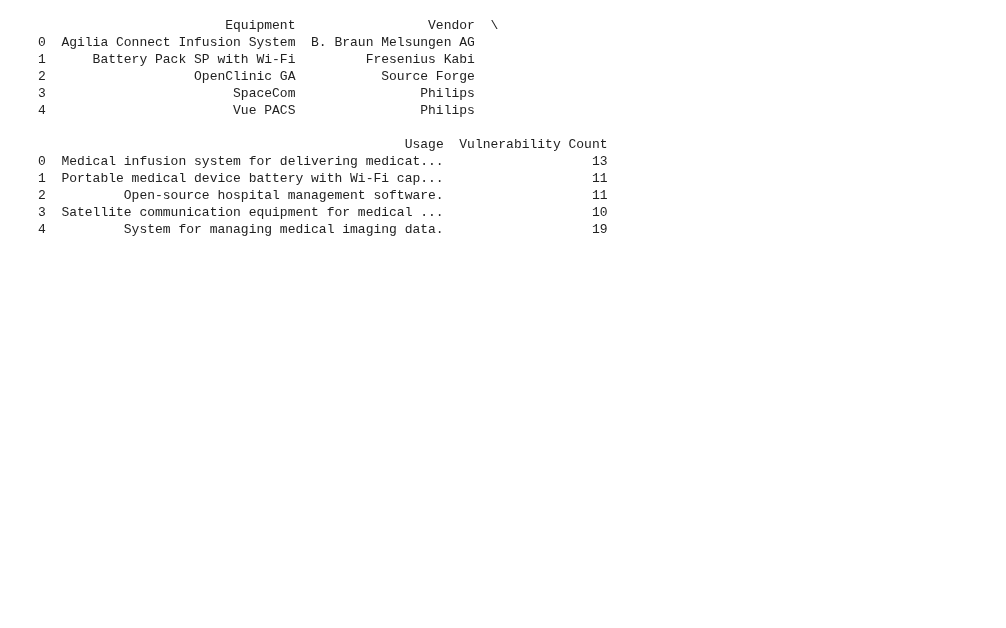
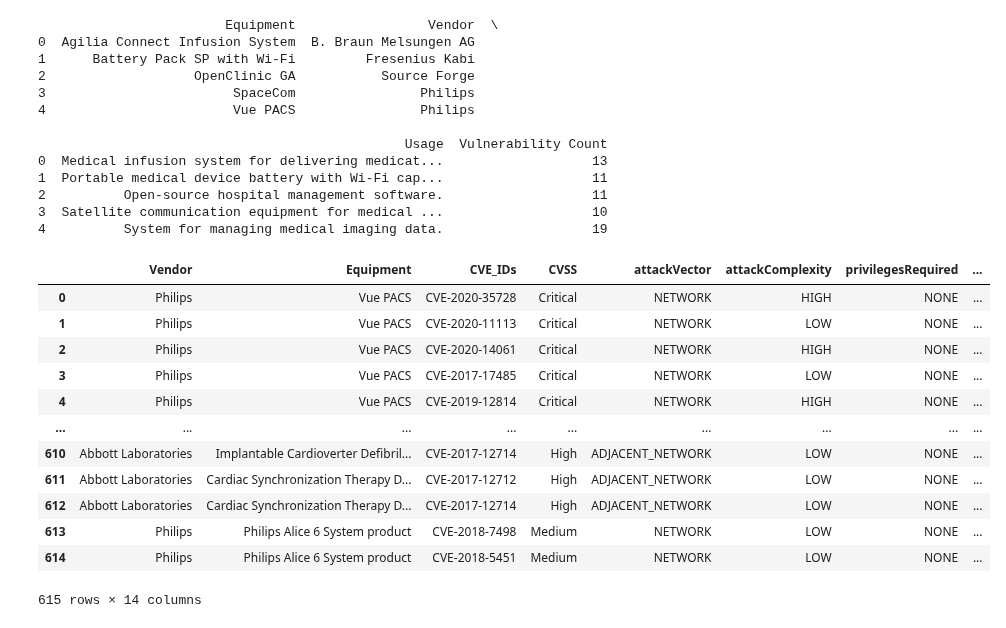
Before and after one commit to mrcodeScholar/Cybersecurity-of-Health-care-devices, a Jupyter notebook: Advisory/Analysis/Analysis.ipynb, the cells around one changed output. Cells and saved outputs as stored; diff of their text form; code cells hidden in the pictures; blank space fills up the shorter version.

```diff
--- a/Advisory/Analysis/Analysis.ipynb
+++ b/Advisory/Analysis/Analysis.ipynb
@@ -208,6 +207,22 @@ df_table.to_html('vulnerable_equipment_table.html', index=False)
 2          Open-source hospital management software.                   11
 3  Satellite communication equipment for medical ...                   10
 4          System for managing medical imaging data.                   19
+# %%
+data
+# %% [output]
+|  | Vendor | Equipment | CVE_IDs | CVSS | attackVector | attackComplexity | privilegesRequired | ... |
+| 0 | Philips | Vue PACS | CVE-2020-35728 | Critical | NETWORK | HIGH | NONE | ... |
+| 1 | Philips | Vue PACS | CVE-2020-11113 | Critical | NETWORK | LOW | NONE | ... |
+| 2 | Philips | Vue PACS | CVE-2020-14061 | Critical | NETWORK | HIGH | NONE | ... |
+| 3 | Philips | Vue PACS | CVE-2017-17485 | Critical | NETWORK | LOW | NONE | ... |
+| 4 | Philips | Vue PACS | CVE-2019-12814 | Critical | NETWORK | HIGH | NONE | ... |
+| ... | ... | ... | ... | ... | ... | ... | ... | ... |
+| 610 | Abbott Laboratories | Implantable Cardioverter Defibril... | CVE-2017-12714 | High | ADJACENT_NETWORK | LOW | NONE | ... |
+| 611 | Abbott Laboratories | Cardiac Synchronization Therapy D... | CVE-2017-12712 | High | ADJACENT_NETWORK | LOW | NONE | ... |
+| 612 | Abbott Laboratories | Cardiac Synchronization Therapy D... | CVE-2017-12714 | High | ADJACENT_NETWORK | LOW | NONE | ... |
+| 613 | Philips | Philips Alice 6 System product | CVE-2018-7498 | Medium | NETWORK | LOW | NONE | ... |
+| 614 | Philips | Philips Alice 6 System product | CVE-2018-5451 | Medium | NETWORK | LOW | NONE | ... |
+615 rows × 14 columns
 # %%
 # Creating a cross-tabulation of attack vectors and CVSS
 attack_vector_cvss = pd.crosstab(data['attackVector'], data['CVSS'])
```
Also changed, not shown: parts of 9 cells of this notebook, 5 other files.
